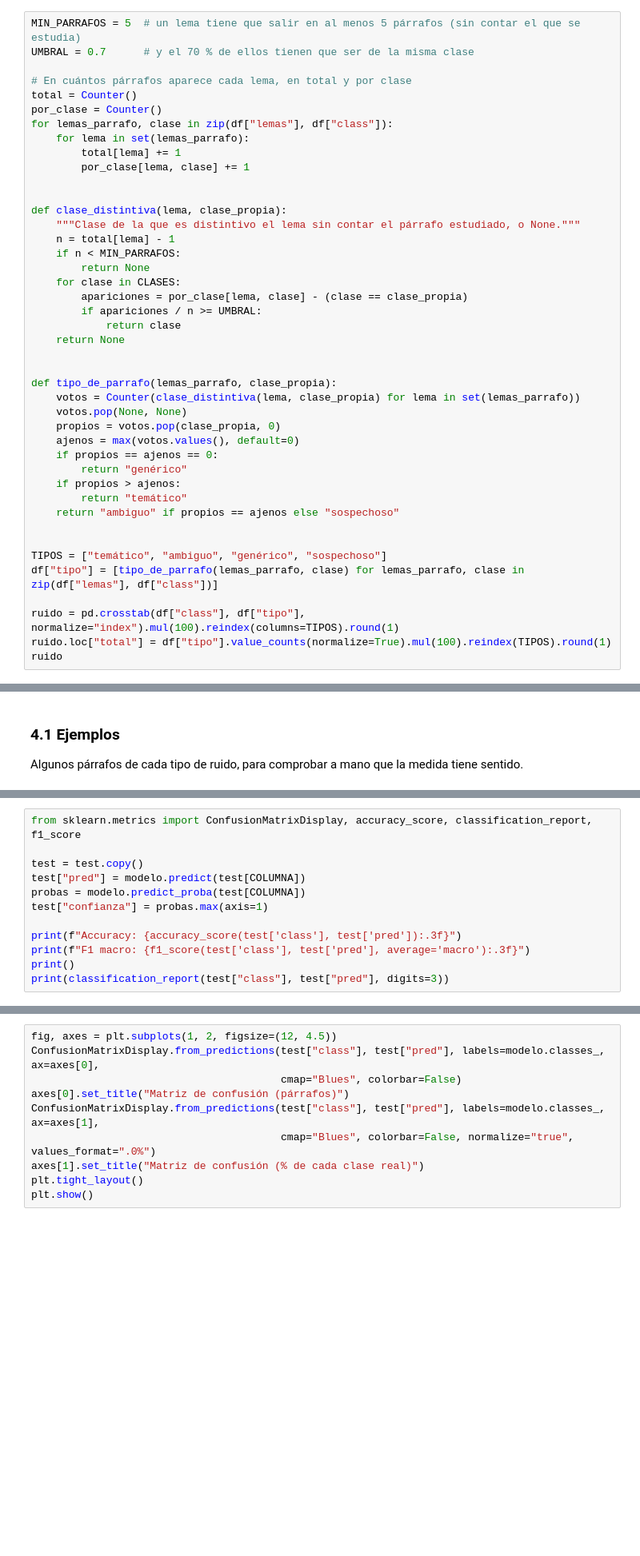
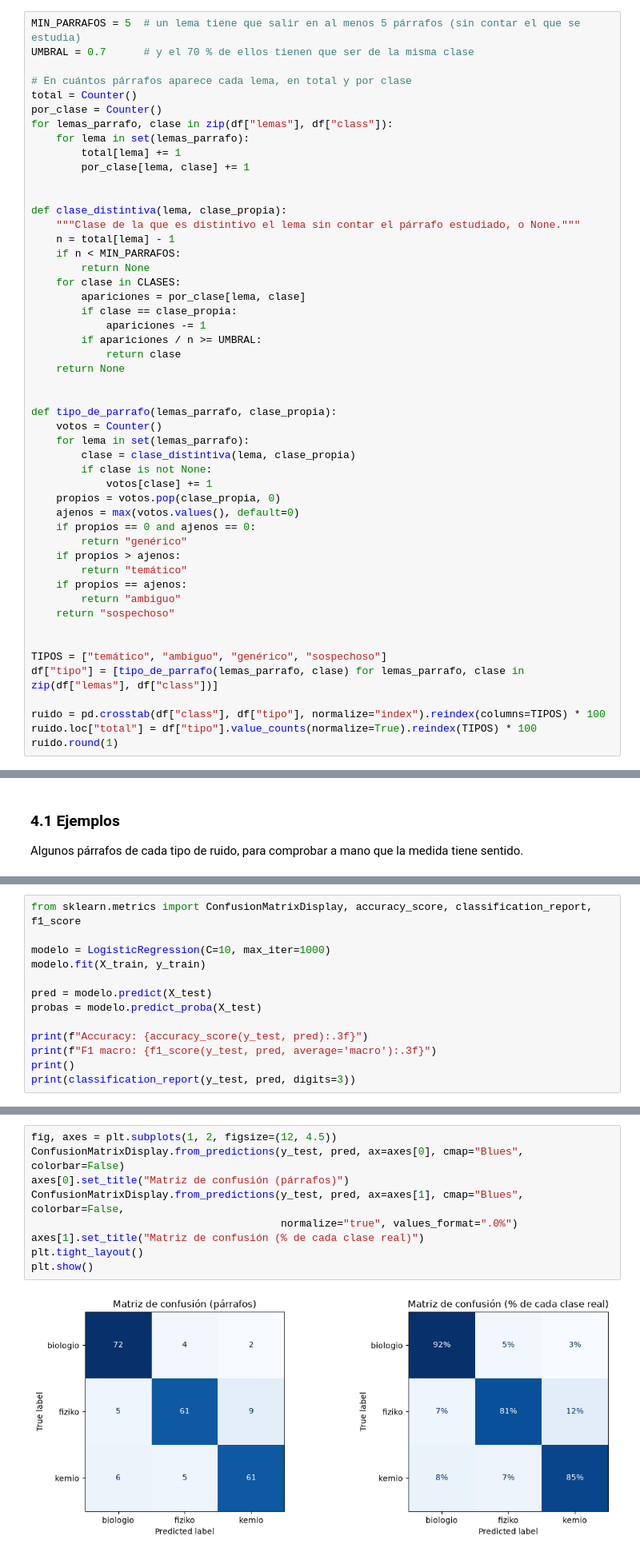
Before and after one commit to danielaagonzalezz/cienciaNLP, a Jupyter notebook: notebooks/clasificacion_esperanto.ipynb, the cells around one changed output, grey strips where cells are left out. Shown at 80% size. Cells and saved outputs as stored; diff of their text form; blank space fills up the shorter version.

```diff
--- a/notebooks/clasificacion_esperanto.ipynb
+++ b/notebooks/clasificacion_esperanto.ipynb
@@ -252,27 +369,34 @@ def clase_distintiva(lema, clase_propia):
     if n < MIN_PARRAFOS:
         return None
     for clase in CLASES:
-        apariciones = por_clase[lema, clase] - (clase == clase_propia)
+        apariciones = por_clase[lema, clase]
+        if clase == clase_propia:
+            apariciones -= 1
         if apariciones / n >= UMBRAL:
             return clase
     return None
 
 
 def tipo_de_parrafo(lemas_parrafo, clase_propia):
-    votos = Counter(clase_distintiva(lema, clase_propia) for lema in set(lemas_parrafo))
-    votos.pop(None, None)
+    votos = Counter()
+    for lema in set(lemas_parrafo):
+        clase = clase_distintiva(lema, clase_propia)
+        if clase is not None:
+            votos[clase] += 1
     propios = votos.pop(clase_propia, 0)
     ajenos = max(votos.values(), default=0)
-    if propios == ajenos == 0:
+    if propios == 0 and ajenos == 0:
         return "genérico"
     if propios > ajenos:
         return "temático"
-    return "ambiguo" if propios == ajenos else "sospechoso"
+    if propios == ajenos:
+        return "ambiguo"
+    return "sospechoso"
 
 
 TIPOS = ["temático", "ambiguo", "genérico", "sospechoso"]
 df["tipo"] = [tipo_de_parrafo(lemas_parrafo, clase) for lemas_parrafo, clase in zip(df["lemas"], df["class"])]
 
-ruido = pd.crosstab(df["class"], df["tipo"], normalize="index").mul(100).reindex(columns=TIPOS).round(1)
-ruido.loc["total"] = df["tipo"].value_counts(normalize=True).mul(100).reindex(TIPOS).round(1)
-ruido
+ruido = pd.crosstab(df["class"], df["tipo"], normalize="index").reindex(columns=TIPOS) * 100
+ruido.loc["total"] = df["tipo"].value_counts(normalize=True).reindex(TIPOS) * 100
+ruido.round(1)
@@ -429,12 +630,13 @@ Ahora sí usamos el conjunto de test, una sola vez, con el modelo ya ajustado.
 # %%
 from sklearn.metrics import ConfusionMatrixDisplay, accuracy_score, classification_report, f1_score
 
-test = test.copy()
-test["pred"] = modelo.predict(test[COLUMNA])
-probas = modelo.predict_proba(test[COLUMNA])
-test["confianza"] = probas.max(axis=1)
+modelo = LogisticRegression(C=10, max_iter=1000)
+modelo.fit(X_train, y_train)
 
-print(f"Accuracy: {accuracy_score(test['class'], test['pred']):.3f}")
-print(f"F1 macro: {f1_score(test['class'], test['pred'], average='macro'):.3f}")
+pred = modelo.predict(X_test)
+probas = modelo.predict_proba(X_test)
+
+print(f"Accuracy: {accuracy_score(y_test, pred):.3f}")
+print(f"F1 macro: {f1_score(y_test, pred, average='macro'):.3f}")
 print()
-print(classification_report(test["class"], test["pred"], digits=3))
+print(classification_report(y_test, pred, digits=3))
@@ -441,11 +656,12 @@ print(classification_report(test["class"], test["pred"], digits=3))
 # %%
 fig, axes = plt.subplots(1, 2, figsize=(12, 4.5))
-ConfusionMatrixDisplay.from_predictions(test["class"], test["pred"], labels=modelo.classes_, ax=axes[0],
-                                        cmap="Blues", colorbar=False)
+ConfusionMatrixDisplay.from_predictions(y_test, pred, ax=axes[0], cmap="Blues", colorbar=False)
 axes[0].set_title("Matriz de confusión (párrafos)")
-ConfusionMatrixDisplay.from_predictions(test["class"], test["pred"], labels=modelo.classes_, ax=axes[1],
-                                        cmap="Blues", colorbar=False, normalize="true", values_format=".0%")
+ConfusionMatrixDisplay.from_predictions(y_test, pred, ax=axes[1], cmap="Blues", colorbar=False,
+                                        normalize="true", values_format=".0%")
 axes[1].set_title("Matriz de confusión (% de cada clase real)")
 plt.tight_layout()
 plt.show()
+# %% [output]
+[figure, added]
 # %% [markdown]
```
Also changed, not shown: parts of 69 cells of this notebook.
